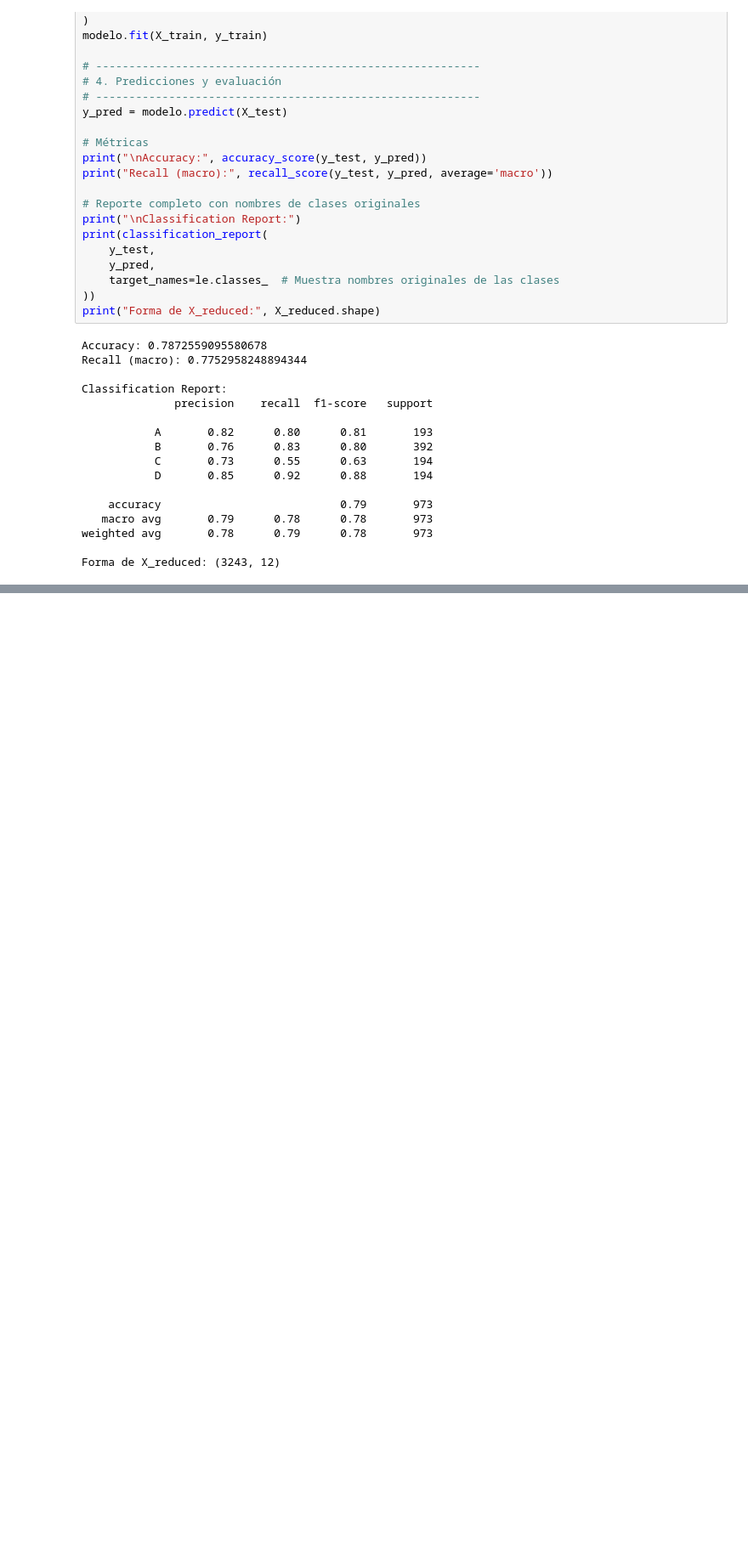
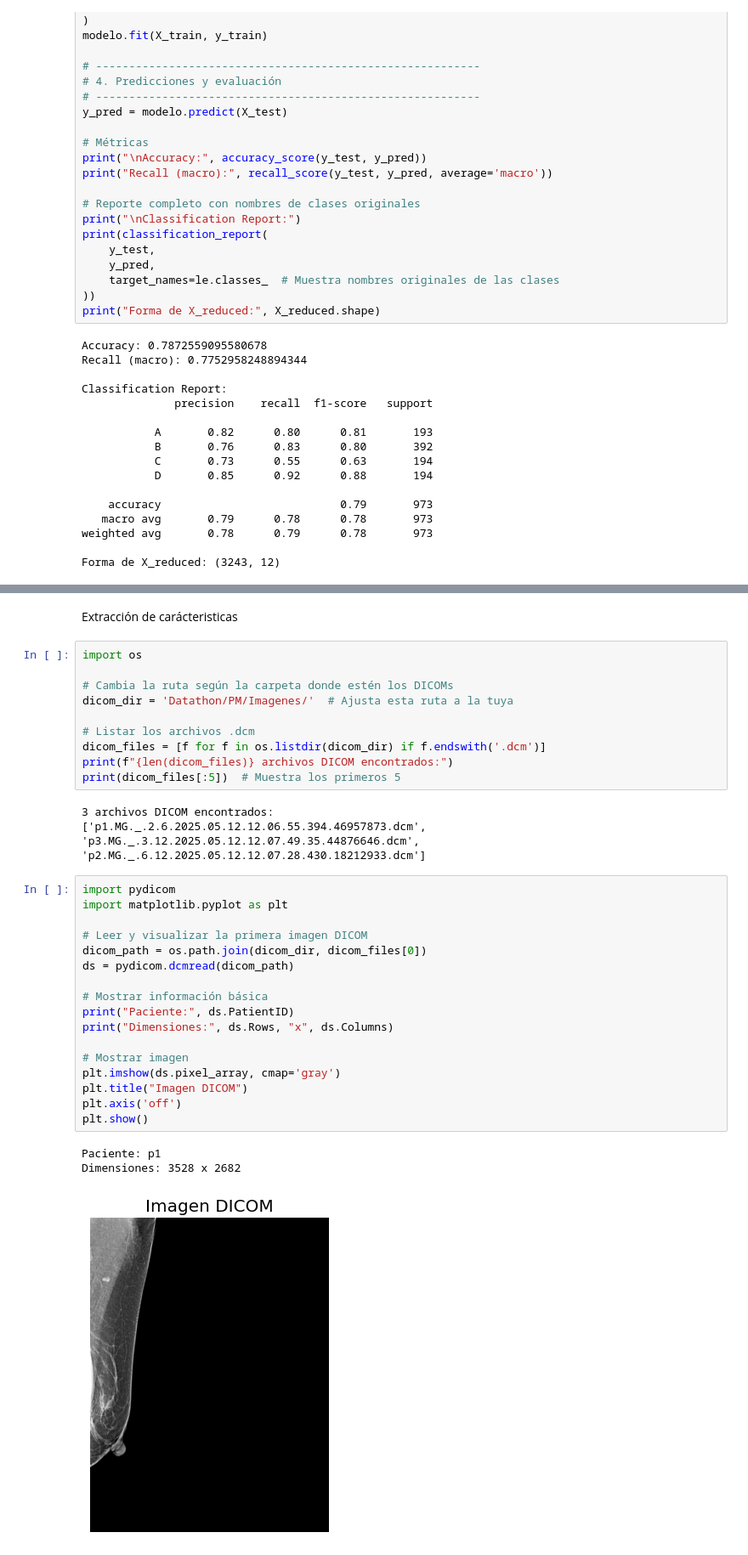
Before and after one commit to MiguelAngeloTr/Datathon, a Jupyter notebook: PM/Mamografia.ipynb, the cells around one changed output, grey strips where cells are left out. Shown at 85% size. Cells and saved outputs as stored; diff of their text form; blank space fills up the shorter version.

```diff
--- a/PM/Mamografia.ipynb
+++ b/PM/Mamografia.ipynb
@@ -449,0 +485,36 @@ Forma de X_reduced: (3243, 12)
+# %% [markdown]
+Extracción de carácteristicas
+# %%
+import os
+
+# Cambia la ruta según la carpeta donde estén los DICOMs
+dicom_dir = 'Datathon/PM/Imagenes/'  # Ajusta esta ruta a la tuya
+
+# Listar los archivos .dcm
+dicom_files = [f for f in os.listdir(dicom_dir) if f.endswith('.dcm')]
+print(f"{len(dicom_files)} archivos DICOM encontrados:")
+print(dicom_files[:5])  # Muestra los primeros 5
+# %% [output]
+3 archivos DICOM encontrados:
+['p1.MG._.2.6.2025.05.12.12.06.55.394.46957873.dcm', 'p3.MG._.3.12.2025.05.12.12.07.49.35.44876646.dcm', 'p2.MG._.6.12.2025.05.12.12.07.28.430.18212933.dcm']
+# %%
+import pydicom
+import matplotlib.pyplot as plt
+
+# Leer y visualizar la primera imagen DICOM
+dicom_path = os.path.join(dicom_dir, dicom_files[0])
+ds = pydicom.dcmread(dicom_path)
+
+# Mostrar información básica
+print("Paciente:", ds.PatientID)
+print("Dimensiones:", ds.Rows, "x", ds.Columns)
+
+# Mostrar imagen
+plt.imshow(ds.pixel_array, cmap='gray')
+plt.title("Imagen DICOM")
+plt.axis('off')
+plt.show()
+# %% [output]
+Paciente: p1
+Dimensiones: 3528 x 2682
+[figure, added]
```
Also changed, not shown: parts of 6 cells of this notebook.
